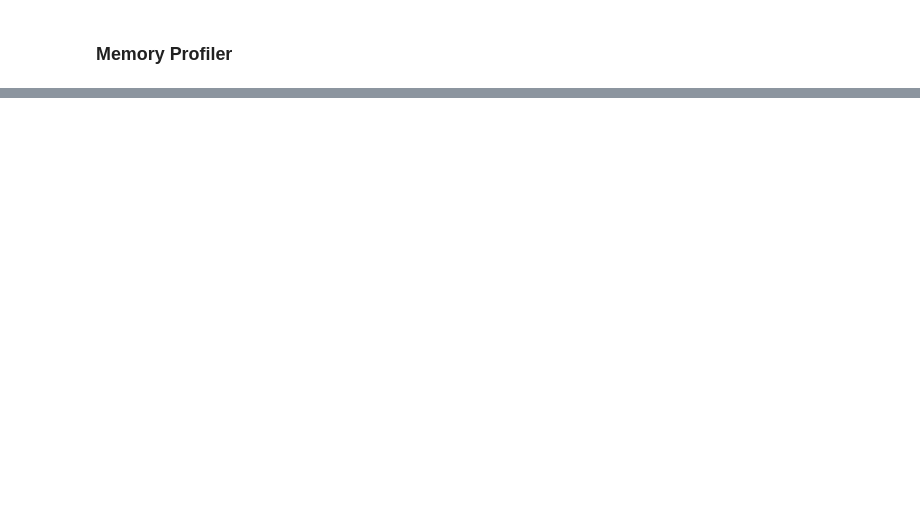
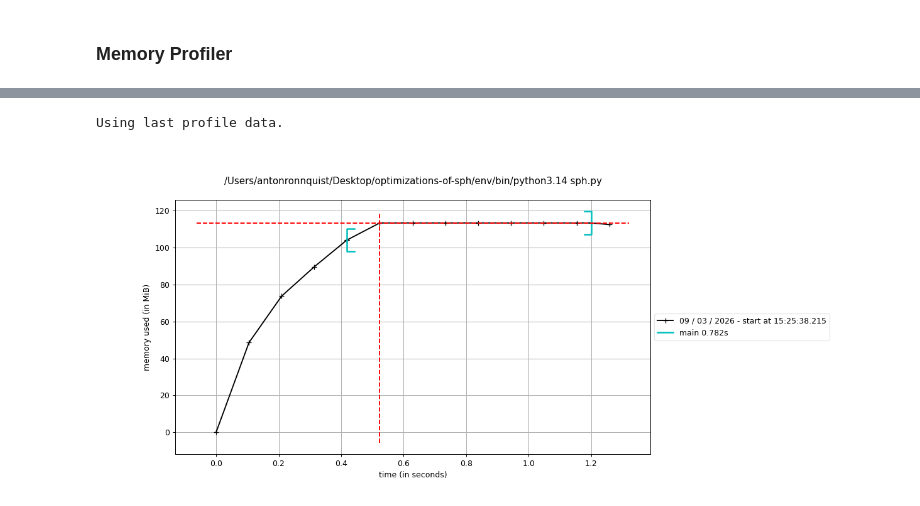
Before and after one commit to fogge1/optimizations-of-sph, a Jupyter notebook: profiling.ipynb, the cells around one changed output, grey strips where cells are left out. Drawn from its saved outputs; the diff is of its cells as text; code cells hidden in the pictures; blank space fills up the shorter version.

```diff
--- a/profiling.ipynb
+++ b/profiling.ipynb
@@ -71,0 +112,8 @@ Line #      Hits         Time  Per Hit   % Time  Line Contents
+# %%
+!mprof plot -o mprof_sph_plot.png
+
+from IPython.display import Image
+Image(filename='mprof_sph_plot.png')
+# %% [output]
+Using last profile data.
+[figure, added]
```
Also changed, not shown: parts of 17 cells of this notebook, 13 other files.
